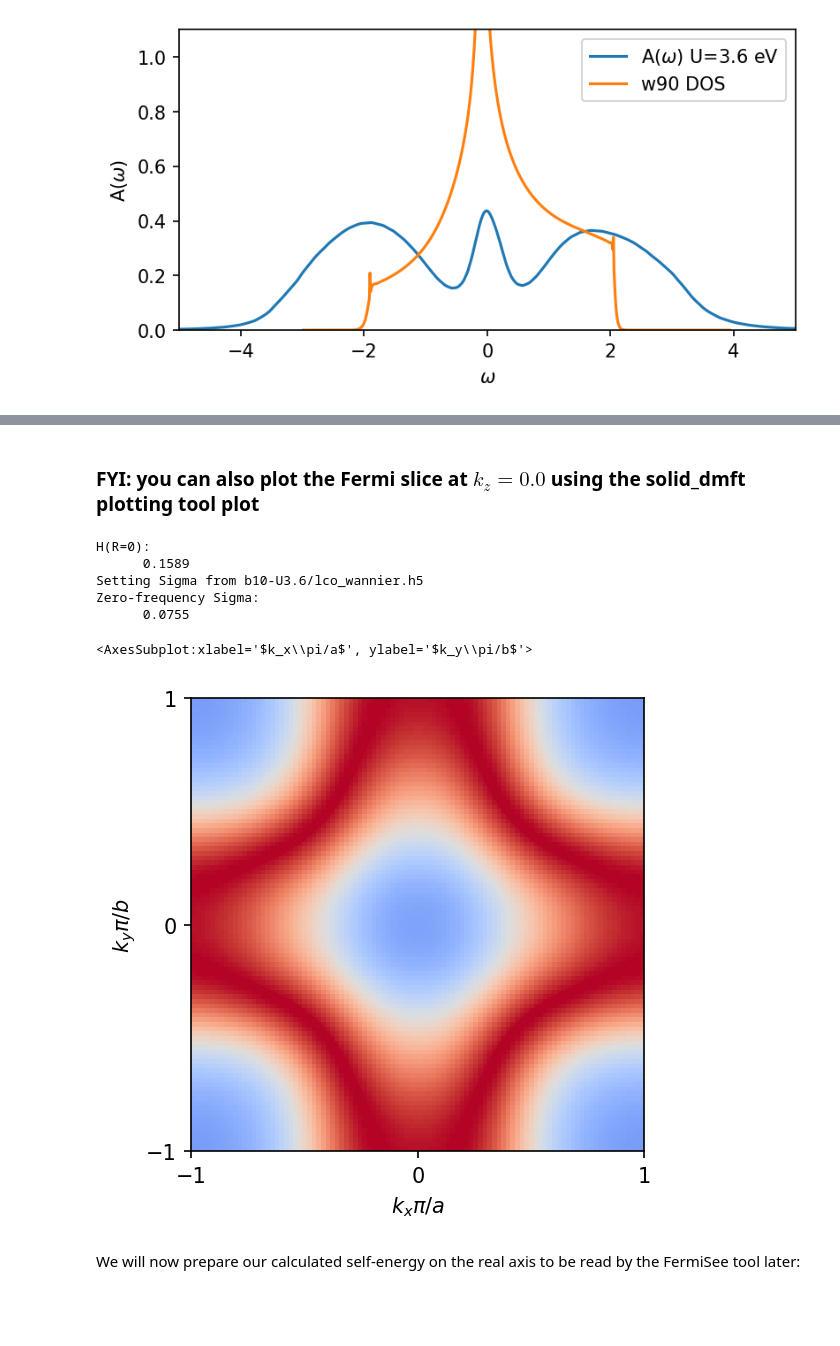
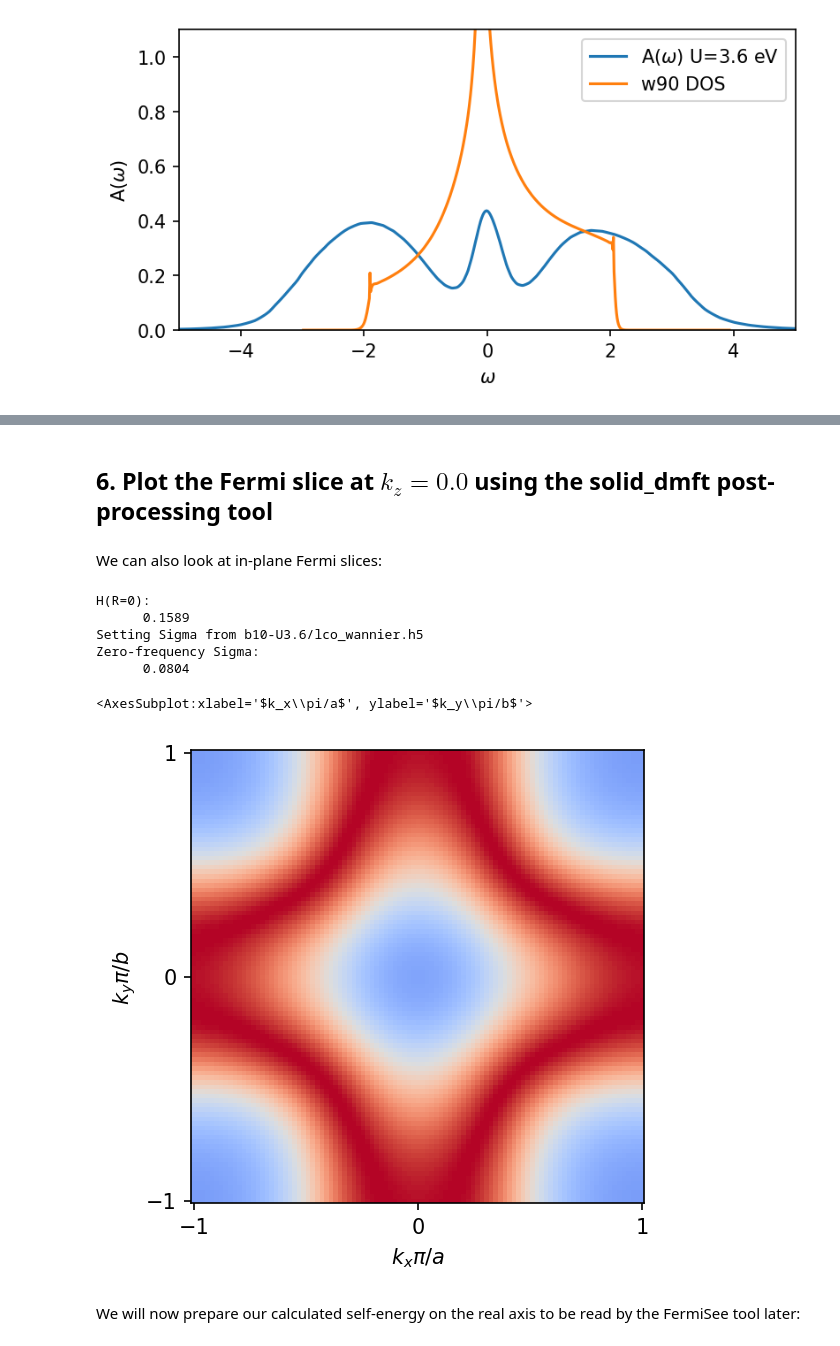
Before and after one commit to TRIQS/tutorials, a Jupyter notebook: AbinitioDMFT/solutions/01s-solid_dmft.ipynb, the cells around one changed output, grey strips where cells are left out. Cells and saved outputs as stored; diff of their text form; code cells hidden in the pictures; blank space fills up the shorter version.

```diff
--- a/AbinitioDMFT/solutions/01s-solid_dmft.ipynb
+++ b/AbinitioDMFT/solutions/01s-solid_dmft.ipynb
@@ -663,5 +658,7 @@ The program took 3 s.
 # %% [markdown]
-### FYI: you can also plot the Fermi slice at $k_z = 0.0$ using the solid_dmft plotting tool plot
+## 6. Plot the Fermi slice at $k_z = 0.0$ using the solid_dmft post-processing tool
+# %% [markdown]
+We can also look at in-plane Fermi slices:
 # %%
 tb_kslice = {key: tb_bands[key] for key in list(tb_bands.keys()) if key.isupper()}
 kslice_update = {'bands_path': [('S\'', 'G'),('G', 'R')], 'R': np.array([-0.25,0.25,0.25]), 'n_k': 50, 'kz': 0.0}
@@ -669,20 +666,20 @@ tb_kslice.update(kslice_update)
 # %%
 # we have to specify the mesh of the spectral function and pass a new keywargs object sigma_dict
 w_mesh = {'window': [-0.5, 0.5], 'n_w': int(1e6)}
 sigma_dict = {'dmft_path': 'b10-U3.6/lco_wannier.h5', 'it': 'last_iter', 'orbital_order_dmft': [0], 'spin': 'up', 'eta': 0.0, 'block' : 0 ,'w_mesh': w_mesh, 'linearize': False}
 
 tb_bands_data, alatt_k_w_path, freq_dict, dft_mu = pcb.get_dmft_bands(fermi_slice = True, orbital_order_to = [0], with_sigma='calc', **w90_dict, **tb_kslice, **sigma_dict)
 
 fig, ax = plt.subplots(1,dpi=150,figsize=(7,4))
-pcb.plot_kslice(fig, ax, alatt_k_w_path, tb_bands_data, freq_dict, n_orb=w90_dict['n_orb'], tb_dict=tb_kslice, dft_mu=0.0, tb=True, alatt=True, quarter=[0,1,2,3], **plot_dict)
+pcb.plot_kslice(fig, ax, alatt_k_w_path, tb_bands_data, freq_dict, n_orb=w90_dict['n_orb'], tb_dict=tb_kslice, dft_mu=0., tb=True, alatt=True, quarter=[0,1,2,3], **plot_dict)
 # %% [output]
 H(R=0):
       0.1589
 Setting Sigma from b10-U3.6/lco_wannier.h5
 Zero-frequency Sigma:
-      0.0755
+      0.0804
 <AxesSubplot:xlabel='$k_x\\pi/a$', ylabel='$k_y\\pi/b$'>
-[figure, old version]
+[figure, new version]
 # %% [markdown]
 We will now prepare our calculated self-energy on the real axis to be read by the FermiSee tool later:
 # %%
```
Also changed, not shown: parts of 20 cells of this notebook, 1 other file.
